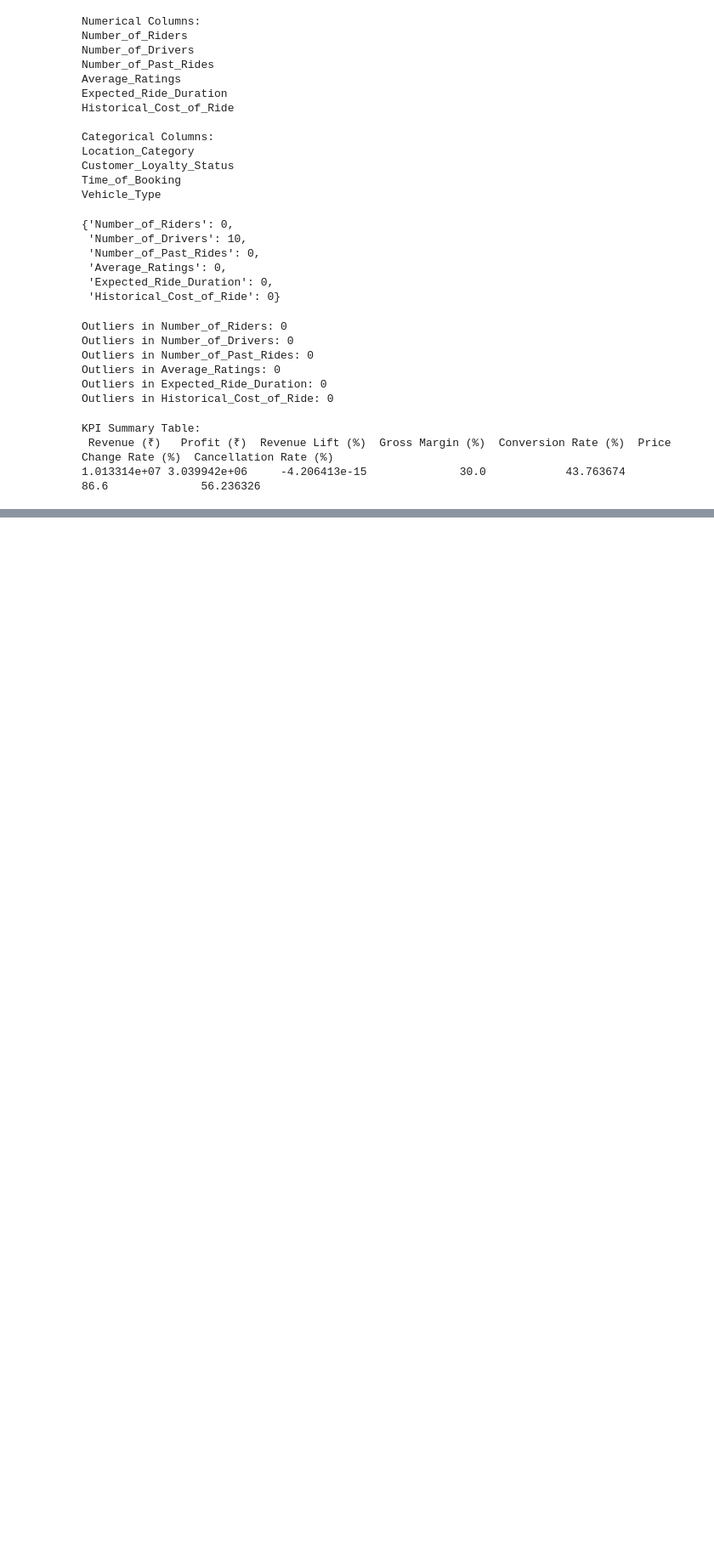
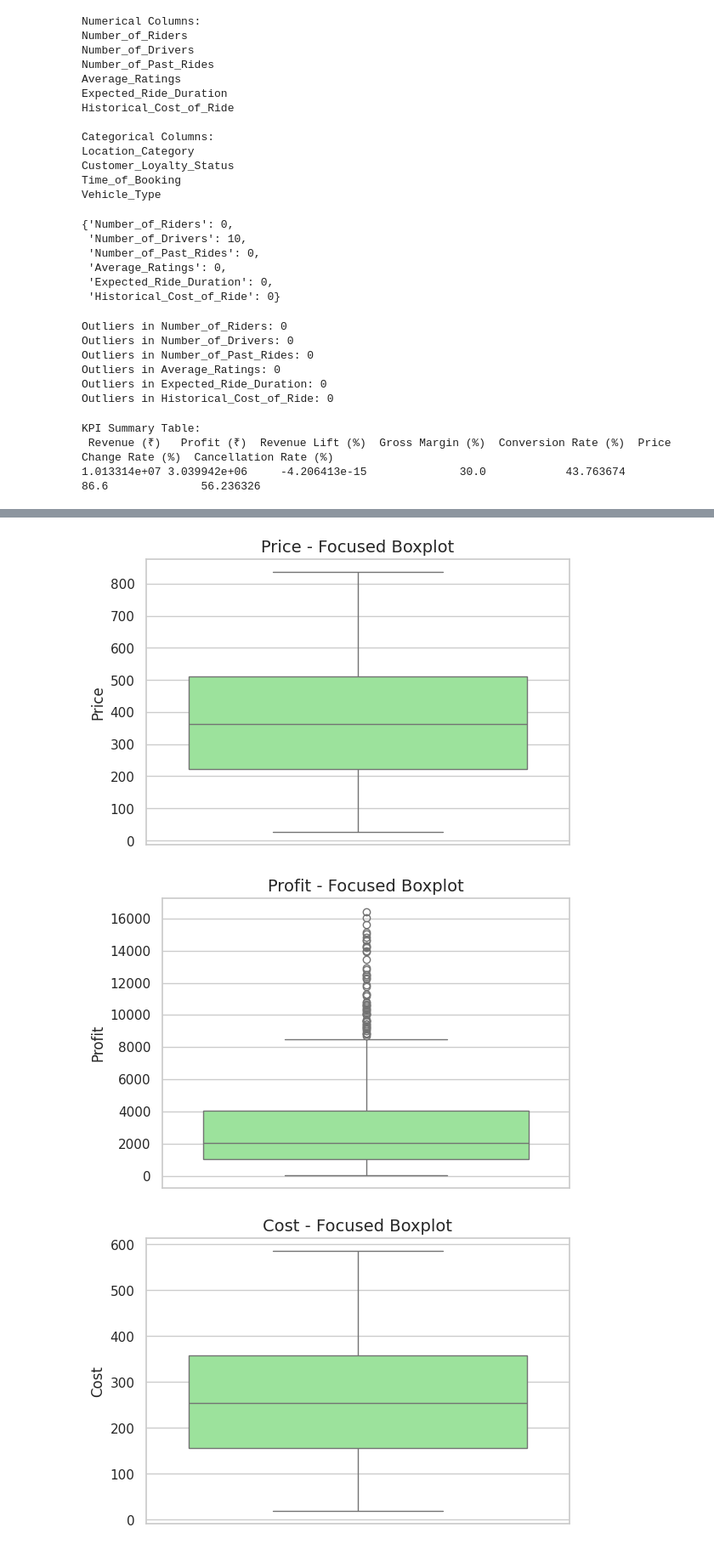
Before and after one commit to Deepikadhinakaran/AI_price_optima, a Jupyter notebook: price_optima.ipynb, the cells around one changed output, grey strips where cells are left out. Shown at 85% size. Cells and saved outputs as stored; diff of their text form; code cells hidden in the pictures; blank space fills up the shorter version.

```diff
--- a/price_optima.ipynb
+++ b/price_optima.ipynb
@@ -286,0 +340,13 @@ df.shape
+# %%
+focus_cols = [col for col in ["Price", "Profit", "Cost", "Ride_Duration"] if col in df.columns]
+
+for col in focus_cols:
+    plt.figure(figsize=(6, 4))
+    sns.boxplot(y=df[col], color="lightgreen")
+    plt.title(f"{col} - Focused Boxplot", fontsize=14)
+    plt.tight_layout()
+    plt.show()
+# %% [output]
+[figure, added]
+[figure, added]
+[figure, added]
```
Also changed, not shown: parts of 9 cells of this notebook.
